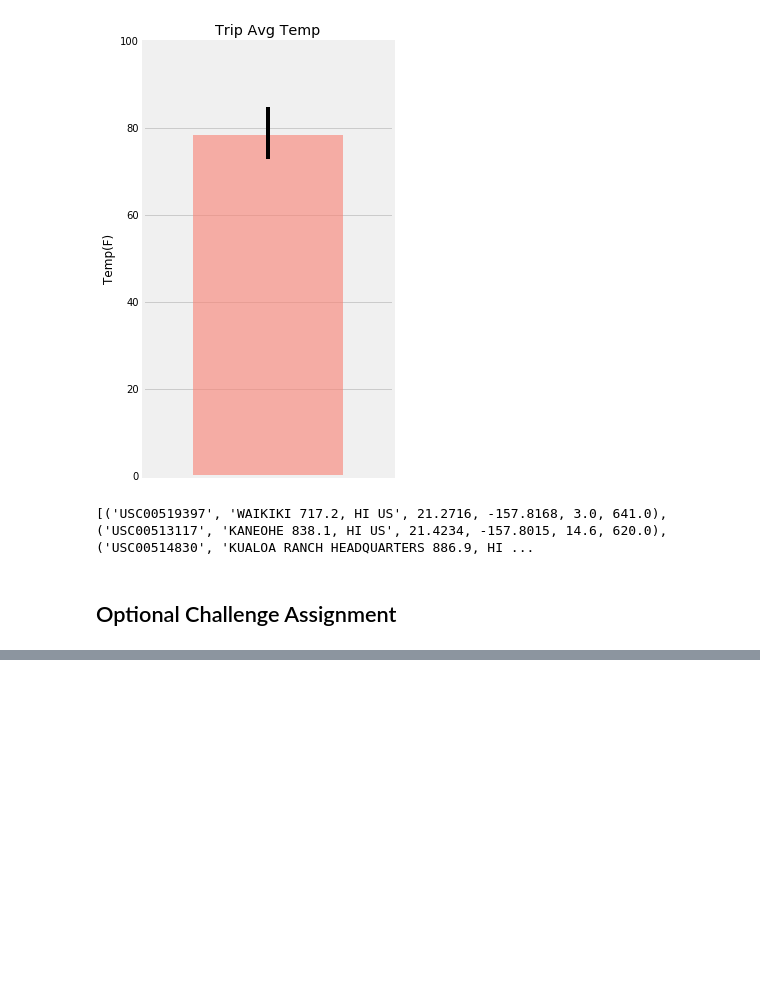
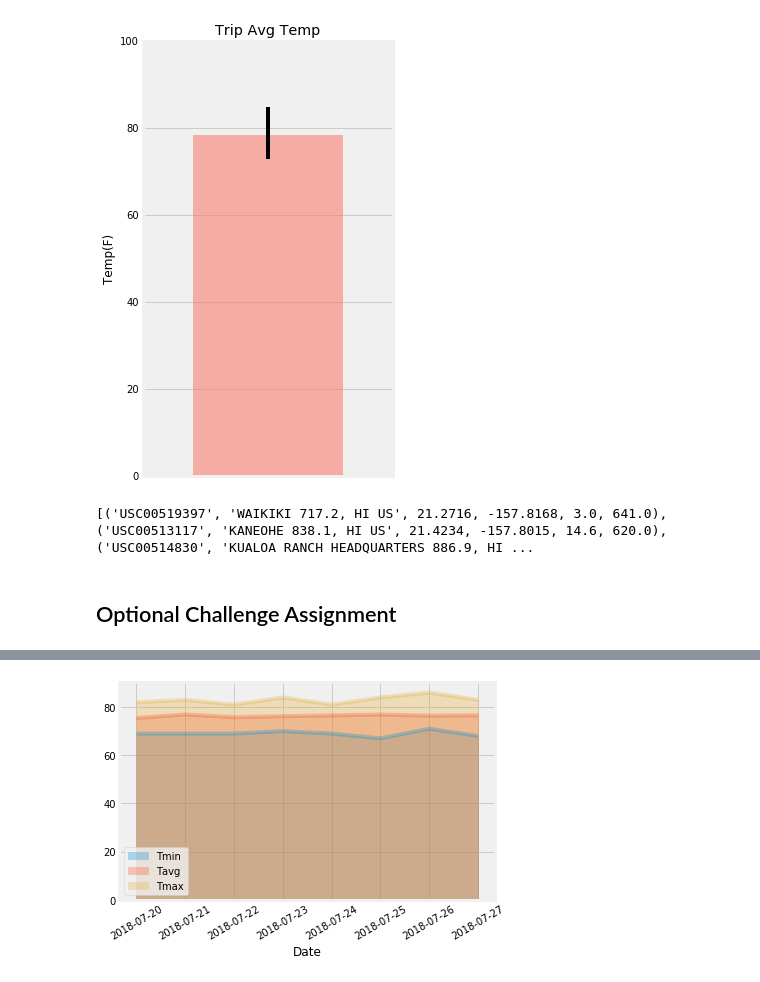
Before and after one commit to Tobi2011/SQL-adv-challenge, a Jupyter notebook: climate_code.ipynb, the cells around one changed output, grey strips where cells are left out. Saved outputs shown, nothing was run; the diff lists cells and outputs as text; code cells hidden in the pictures; blank space fills up the shorter version.

```diff
--- a/climate_code.ipynb
+++ b/climate_code.ipynb
@@ -336,3 +348,7 @@ daily_normals("01-01")
 # %%
 # Plot the daily normals as an area plot with `stacked=False`
+normals_df.plot.area(stacked = False, alpha = .3, xticks = range(8),)
+plt.xlabel('Date')
+plt.xticks(rotation = 30)
+plt.show()
 # %% [output]
@@ -340,0 +355 @@ daily_normals("01-01")
+[figure, added]
```
Also changed, not shown: parts of 4 cells of this notebook.
